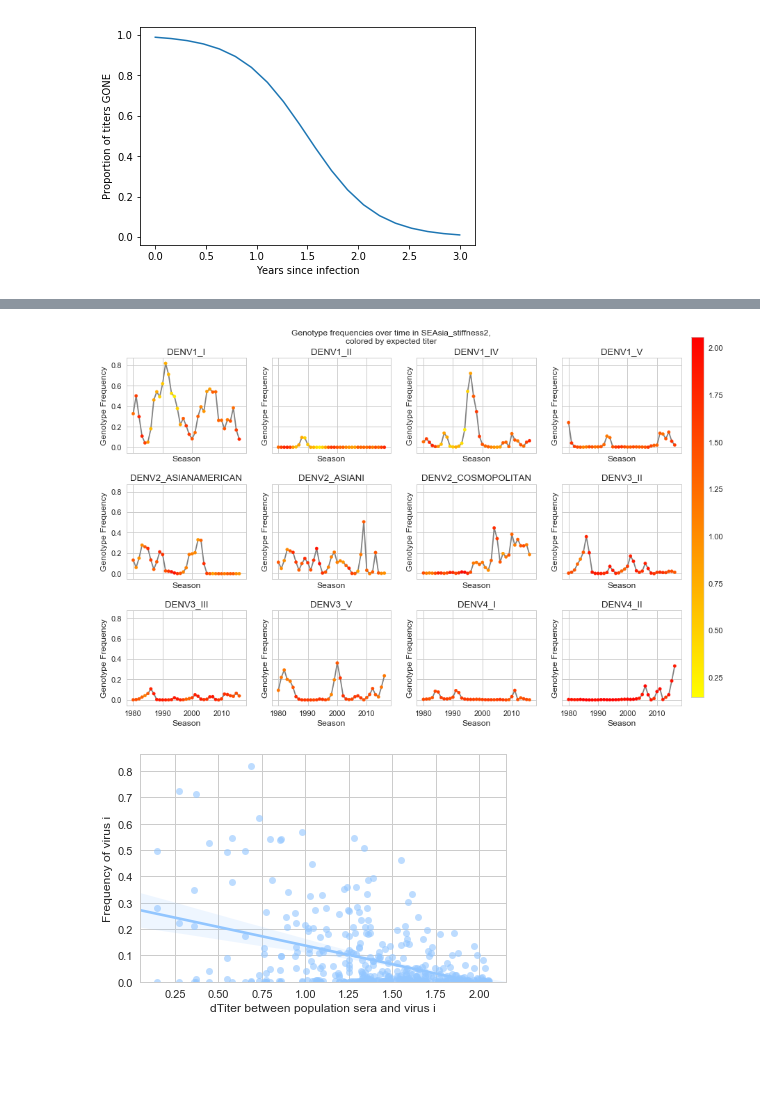
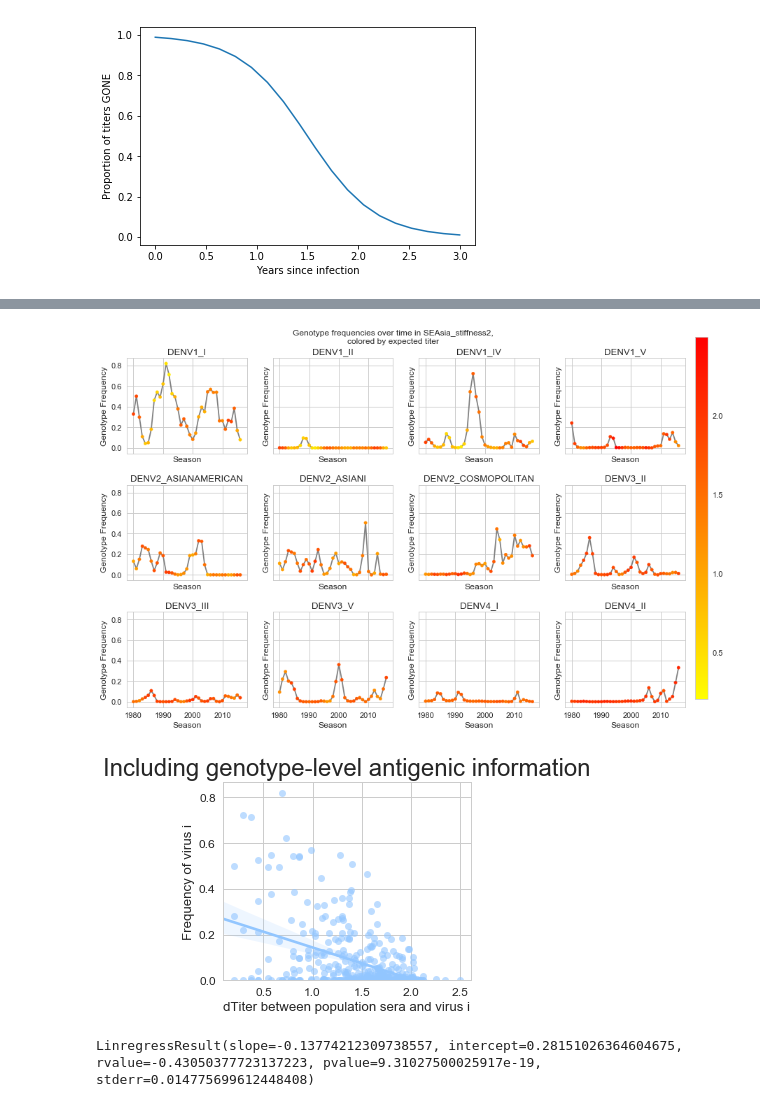
Before and after one commit to blab/dengue-antigenic-dynamics, a Jupyter notebook: scripts/frequencies/population_exposure.ipynb, the cells around one changed output, grey strips where cells are left out. Saved outputs shown, nothing was run; the diff lists cells and outputs as text; code cells hidden in the pictures; blank space fills up the shorter version.

Commit message:
Exclude antigenic information and compare

```diff
--- a/scripts/frequencies/population_exposure.ipynb
+++ b/scripts/frequencies/population_exposure.ipynb
@@ -170,9 +175,11 @@ def calc_population_exposure(i, seasons_back, seasons):
     return pd.Series(population_exposure, index=seasons_of_interest)
 # %%
 valid_genotypes = [g for g in genotypes if genotype_frequencies[g].max() >= 0.05]
-population_exposure = {g: calc_population_exposure(g,3,seasons) for g in valid_genotypes}
+genotype_exposure_antigenic = {g: calc_population_exposure(g, 5, seasons, valid_genotypes,
+                                                        genotype_frequencies, genotype_titers)
+                               for g in valid_genotypes}
 
-population_exposure_df = pd.DataFrame(population_exposure)
-min_val = population_exposure_df.values.min()
-max_val = population_exposure_df.values.max()
-mean_val = population_exposure_df.values.mean()
+genotype_exposure_antigenic_df = pd.DataFrame(genotype_exposure_antigenic)
+min_gt_ant_val = genotype_exposure_antigenic_df.values.min()
+max_gt_ant_val = genotype_exposure_antigenic_df.values.max()
+# mean_gt_ant_val = population_exposure_df.values.mean()
@@ -276,35 +293,44 @@ plot_all_genotypes(plot_exposure_delta_frequencies, population_exposure, seasons
 # %%
-plot_all_genotypes(plot_time_frequencies_exposure, population_exposure,
+plot_all_j_vals(plot_time_frequencies_exposure, genotype_exposure_antigenic, genotype_frequencies,
+                min_val = min_gt_ant_val, max_val = max_gt_ant_val,
                    title='Genotype frequencies over time in %s,\ncolored by expected titer'%dataset_name,
                    cbar=True)
 # %% [output]
-[figure, old version]
+[figure, new version]
 # %%
 def plot_pooled_exposure_frequencies(population_exposure, frequencies = genotype_frequencies,
-                       save=False, plot_name=None):
+                       save=False, plot_name=None, title=None):
     sns.set(style='whitegrid', font_scale=1.2, palette='pastel')
     fig, ax = plt.subplots()
 
     seasons_of_interest = population_exposure.values()[0].index.values
     genotypes = population_exposure.keys()
 
     pooled_frequencies = []
     pooled_exposure = []
 
     for genotype in genotypes:
         pooled_exposure += population_exposure[genotype][seasons_of_interest].tolist()
         pooled_frequencies += frequencies[genotype][seasons_of_interest].tolist()
 
     ax = sns.regplot(pd.Series(pooled_exposure), pd.Series(pooled_frequencies), scatter_kws={'alpha': 0.6})
     ax.set_xlabel('dTiter between population sera and virus i')
     ax.set_ylabel('Frequency of virus i')
     ax.set_ylim(bottom=0)
 
+    if title:
+        ax.set_title(title, size=24)
     plt.tight_layout()
+    plt.show()
 
     if save:
         plt.savefig(out_path+'/'+dataset_name+plot_name+'.png')
 
-plot_pooled_exposure_frequencies(population_exposure)
+    fit = linregress(pooled_exposure, pooled_frequencies)
+    return fit
+
+exposure_frequency_fit = plot_pooled_exposure_frequencies(genotype_exposure_antigenic, title="Including genotype-level antigenic information")
+print exposure_frequency_fit
 # %% [output]
-[figure, old version]
+[figure, new version]
+LinregressResult(slope=-0.13774212309738557, intercept=0.28151026364604675, rvalue=-0.43050377723137223, pvalue=9.31027500025917e-19, stderr=0.014775699612448408)
```
Also changed, not shown: parts of 14 cells of this notebook.
